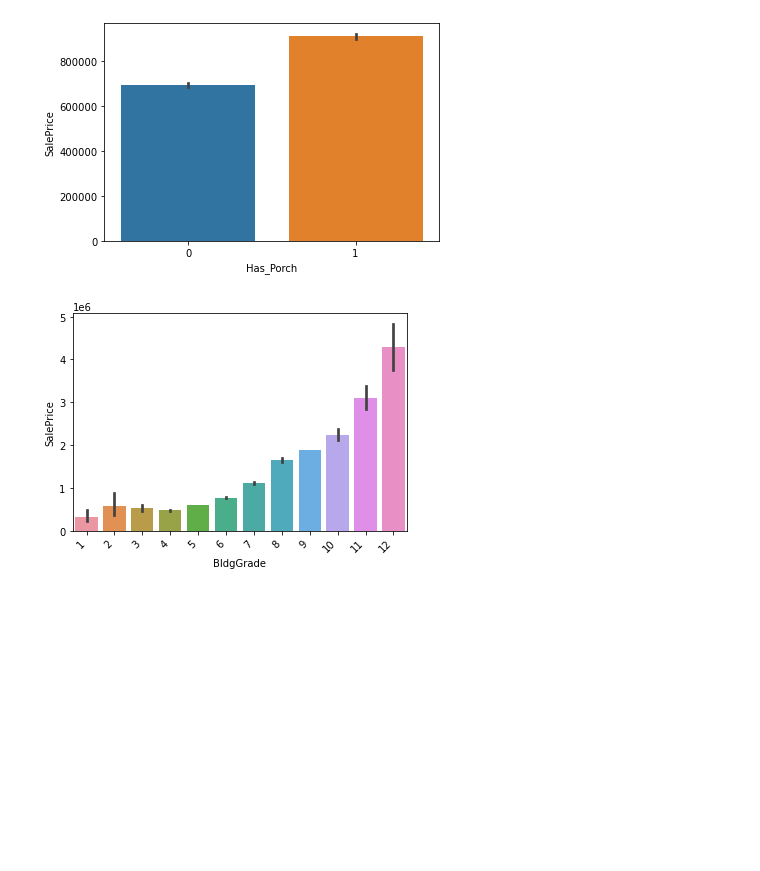
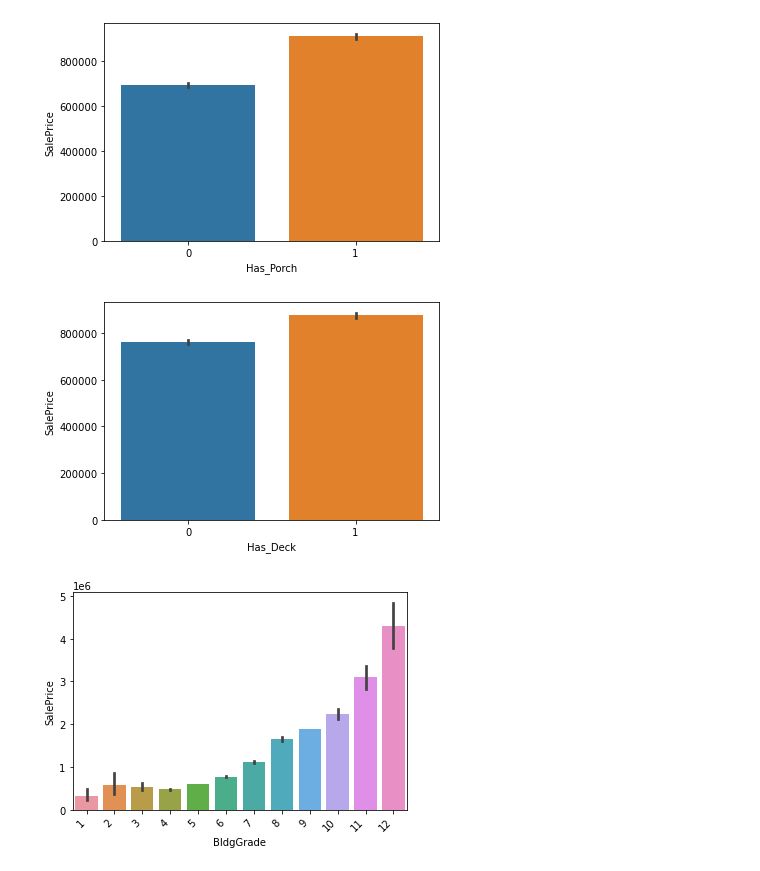
Before and after one commit to angelicacodes/phase_2_project_chicago-sf-seattle-ds-082420, a Jupyter notebook: notebooks/eda/Sindhu_EDA.ipynb, the cells around one changed output. Cells and saved outputs as stored; diff of their text form; code cells hidden in the pictures; blank space fills up the shorter version.

```diff
--- a/notebooks/eda/Sindhu_EDA.ipynb
+++ b/notebooks/eda/Sindhu_EDA.ipynb
@@ -319,6 +311,10 @@ sns.barplot(df2['Nuisances'], df2['SalePrice']);
 sns.barplot(df2['Has_Porch'], df2['SalePrice']);
 # %% [output]
 [figure]
+# %%
+sns.barplot(df2['Has_Deck'], df2['SalePrice']);
+# %% [output]
+[figure, added]
 # %%
 chart= sns.barplot('BldgGrade', 'SalePrice', data=df2)
 chart.set_xticklabels(chart.get_xticklabels(), rotation=45, horizontalalignment='right');
```
Also changed, not shown: parts of 3 cells of this notebook, 1 other file.
